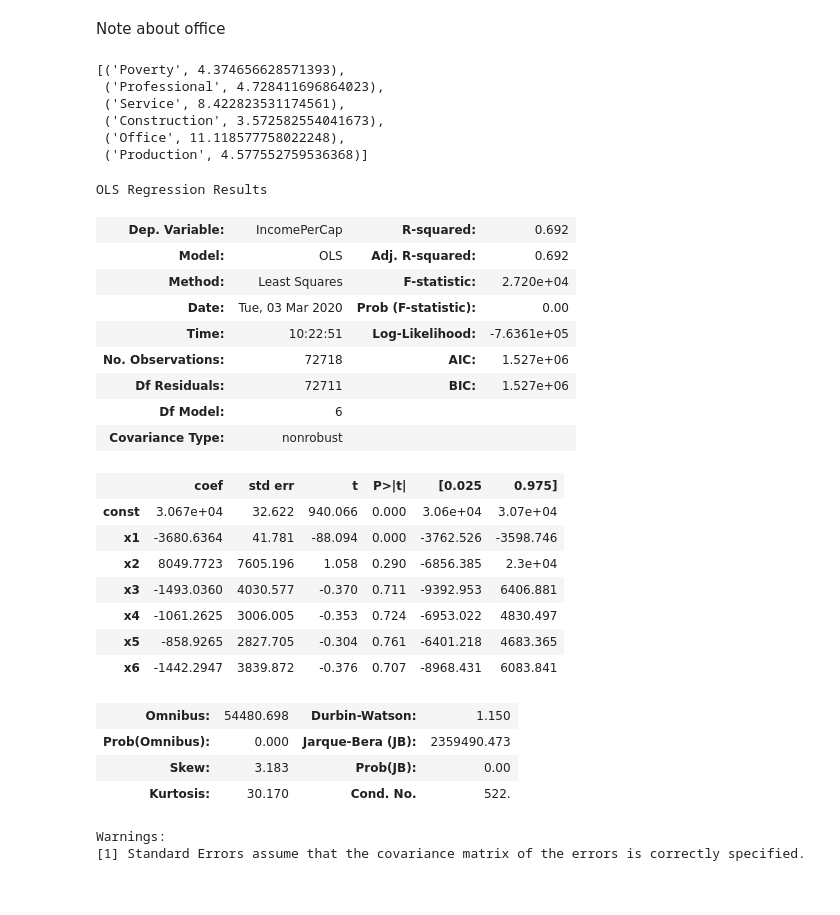
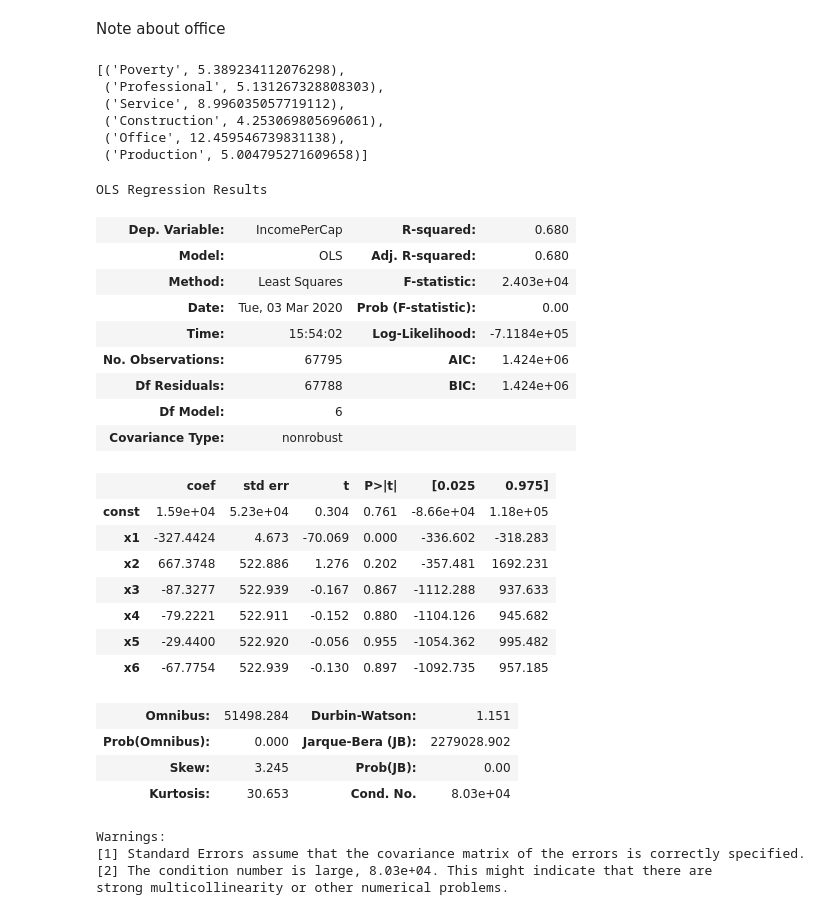
Before and after one commit to ChuckPryor/IncomePerCapita-Regression-Project, a Jupyter notebook: IncomePerCap.ipynb, the cells around one changed output. Cells and saved outputs as stored; diff of their text form; code cells hidden in the pictures.

```diff
--- a/IncomePerCap.ipynb
+++ b/IncomePerCap.ipynb
@@ -278,0 +355,2 @@ df1
+# %%
+y = power_transform(_, method = 'box-cox')
@@ -278,0 +389,14 @@ df1
+# %%
+# Create training and test sets
+X_train, X_test, y_train, y_test = train_test_split(
+    X**2, y, test_size=0.2, random_state = 45)
+# %%
+ss = StandardScaler()
+scaledxtrain = ss.fit_transform(X_train)
+scaledxtest = ss.transform(X_test)
+# %%
+#X = df[refined_cols]
+X2 = sm.add_constant(scaledxtest)
+model = sm.OLS(y_test, X2, hasconst= True)
+res = model.fit()
+res.summary()
@@ -348,47 +506,47 @@ Note about office
 refined_cols = ['Poverty',
         'Professional', 'Service','Construction', 'Office',
        'Production']
-X = df[refined_cols]
+X = df_filtered[refined_cols]
 vif = [variance_inflation_factor(X.values, i) for i in range(X.shape[1])]
 list(zip(refined_cols, vif))
 # %% [output]
-[('Poverty', 4.374656628571393),
- ('Professional', 4.728411696864023),
- ('Service', 8.422823531174561),
- ('Construction', 3.572582554041673),
- ('Office', 11.118577758022248),
- ('Production', 4.577552759536368)]
+[('Poverty', 5.389234112076298),
+ ('Professional', 5.131267328808303),
+ ('Service', 8.996035057719112),
+ ('Construction', 4.253069805696061),
+ ('Office', 12.459546739831138),
+ ('Production', 5.004795271609658)]
 # %%
-import statsmodels.api as sm
-
-X = df1[refined_cols]
+X = df_filtered[refined_cols]
 X = sm.add_constant(X.values)
 model = sm.OLS(y, X, hasconst= True)
 res = model.fit()
 res.summary()
 # %% [output]
 OLS Regression Results
-| Dep. Variable: | IncomePerCap | R-squared: | 0.692 |
-| Model: | OLS | Adj. R-squared: | 0.692 |
-| Method: | Least Squares | F-statistic: | 2.720e+04 |
+| Dep. Variable: | IncomePerCap | R-squared: | 0.680 |
+| Model: | OLS | Adj. R-squared: | 0.680 |
+| Method: | Least Squares | F-statistic: | 2.403e+04 |
 | Date: | Tue, 03 Mar 2020 | Prob (F-statistic): | 0.00 |
-| Time: | 10:22:51 | Log-Likelihood: | -7.6361e+05 |
-| No. Observations: | 72718 | AIC: | 1.527e+06 |
-| Df Residuals: | 72711 | BIC: | 1.527e+06 |
+| Time: | 15:54:02 | Log-Likelihood: | -7.1184e+05 |
+| No. Observations: | 67795 | AIC: | 1.424e+06 |
+| Df Residuals: | 67788 | BIC: | 1.424e+06 |
 | Df Model: | 6 |  |  |
 | Covariance Type: | nonrobust |  |  |
 |  | coef | std err | t | P>|t| | [0.025 | 0.975] |
-| const | 3.067e+04 | 32.622 | 940.066 | 0.000 | 3.06e+04 | 3.07e+04 |
-| x1 | -3680.6364 | 41.781 | -88.094 | 0.000 | -3762.526 | -3598.746 |
-| x2 | 8049.7723 | 7605.196 | 1.058 | 0.290 | -6856.385 | 2.3e+04 |
-| x3 | -1493.0360 | 4030.577 | -0.370 | 0.711 | -9392.953 | 6406.881 |
-| x4 | -1061.2625 | 3006.005 | -0.353 | 0.724 | -6953.022 | 4830.497 |
-| x5 | -858.9265 | 2827.705 | -0.304 | 0.761 | -6401.218 | 4683.365 |
-| x6 | -1442.2947 | 3839.872 | -0.376 | 0.707 | -8968.431 | 6083.841 |
+| const | 1.59e+04 | 5.23e+04 | 0.304 | 0.761 | -8.66e+04 | 1.18e+05 |
+| x1 | -327.4424 | 4.673 | -70.069 | 0.000 | -336.602 | -318.283 |
+| x2 | 667.3748 | 522.886 | 1.276 | 0.202 | -357.481 | 1692.231 |
+| x3 | -87.3277 | 522.939 | -0.167 | 0.867 | -1112.288 | 937.633 |
+| x4 | -79.2221 | 522.911 | -0.152 | 0.880 | -1104.126 | 945.682 |
+| x5 | -29.4400 | 522.920 | -0.056 | 0.955 | -1054.362 | 995.482 |
+| x6 | -67.7754 | 522.939 | -0.130 | 0.897 | -1092.735 | 957.185 |
-| Omnibus: | 54480.698 | Durbin-Watson: | 1.150 |
-| Prob(Omnibus): | 0.000 | Jarque-Bera (JB): | 2359490.473 |
-| Skew: | 3.183 | Prob(JB): | 0.00 |
-| Kurtosis: | 30.170 | Cond. No. | 522. |
+| Omnibus: | 51498.284 | Durbin-Watson: | 1.151 |
+| Prob(Omnibus): | 0.000 | Jarque-Bera (JB): | 2279028.902 |
+| Skew: | 3.245 | Prob(JB): | 0.00 |
+| Kurtosis: | 30.653 | Cond. No. | 8.03e+04 |
 Warnings:
 [1] Standard Errors assume that the covariance matrix of the errors is correctly specified.
+[2] The condition number is large, 8.03e+04. This might indicate that there are
+strong multicollinearity or other numerical problems.
 # %%
```
Also changed, not shown: parts of 52 cells of this notebook.
